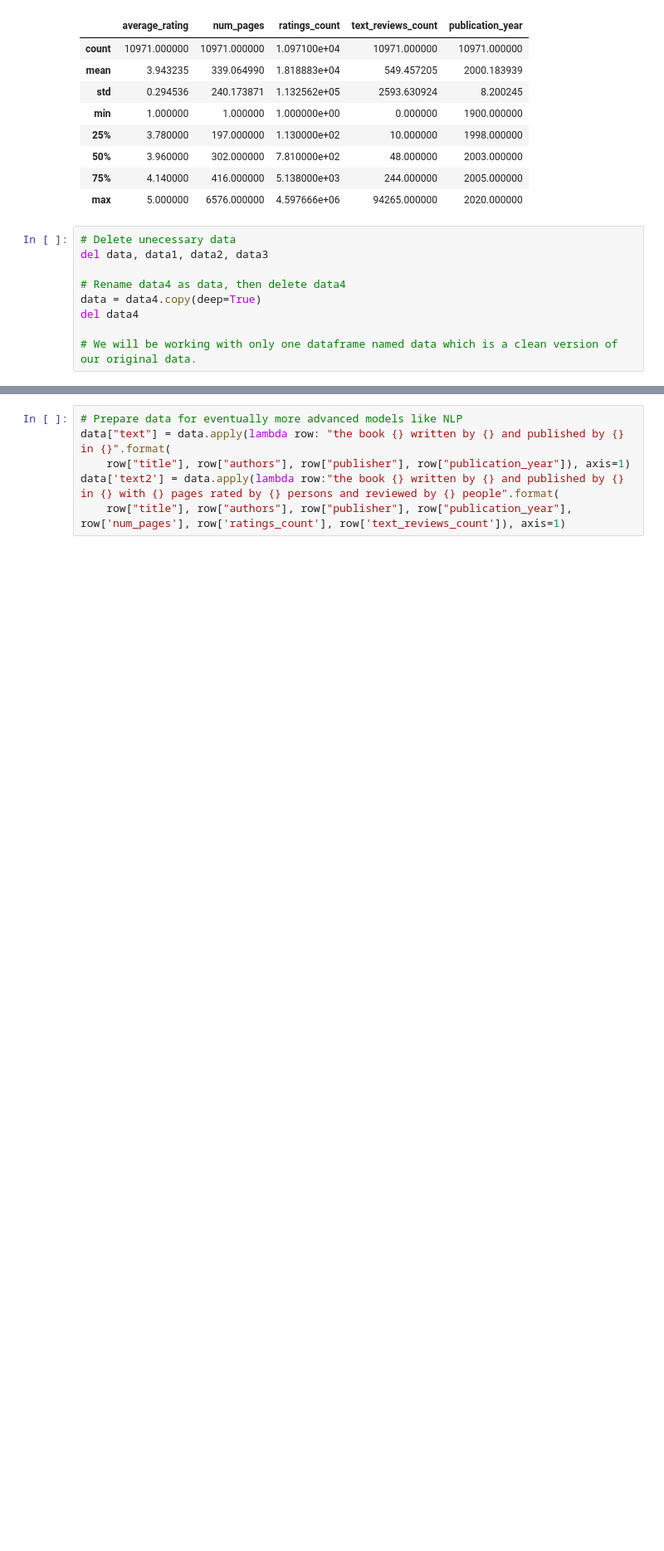
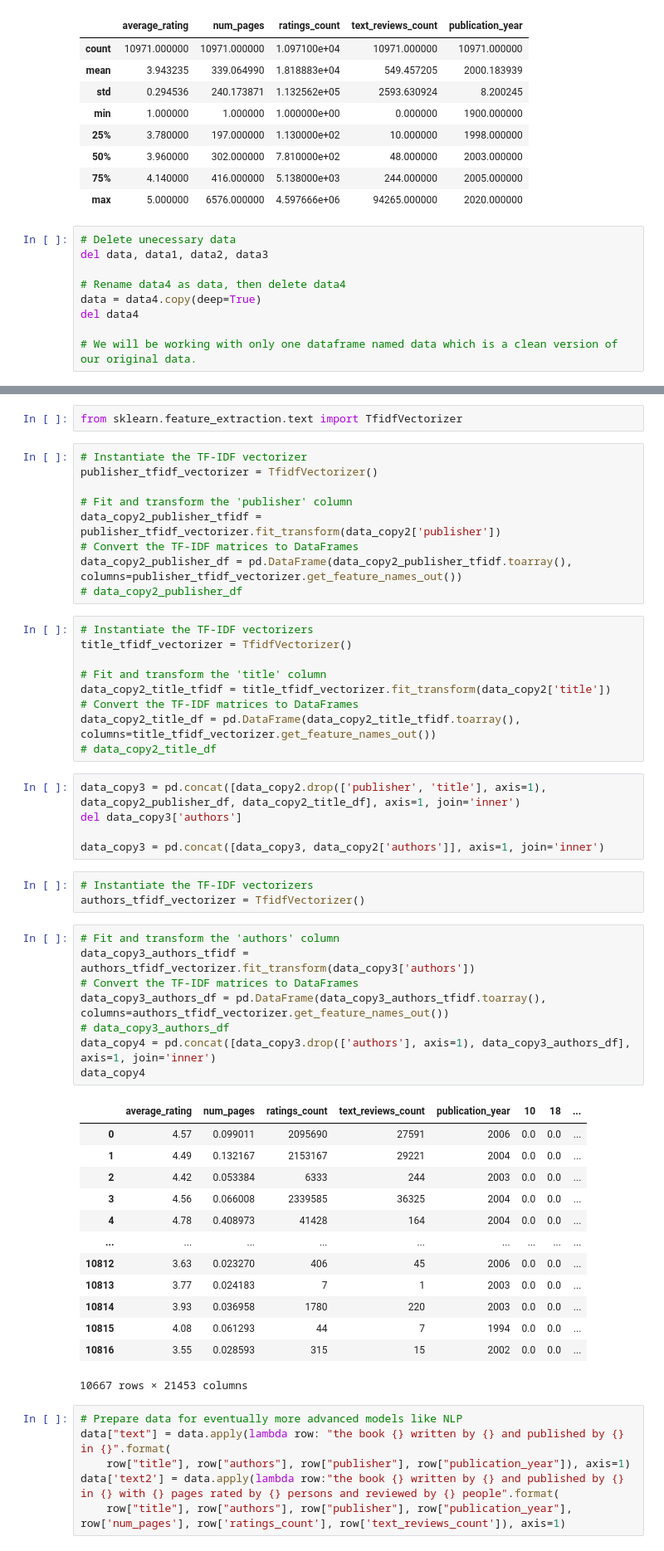
Before and after one commit to databrad/RateMe, a Jupyter notebook: book.ipynb, the cells around one changed output, grey strips where cells are left out. Shown: that part at 83% size. Drawn from its saved outputs; the diff is of its cells as text; blank space fills up the shorter version.

```diff
--- a/book.ipynb
+++ b/book.ipynb
@@ -322,3 +355,53 @@ data.head()
+# %%
+from sklearn.feature_extraction.text import TfidfVectorizer
+# %%
+# Instantiate the TF-IDF vectorizer
+publisher_tfidf_vectorizer = TfidfVectorizer()
+
+# Fit and transform the 'publisher' column
+data_copy2_publisher_tfidf = publisher_tfidf_vectorizer.fit_transform(data_copy2['publisher'])
+# Convert the TF-IDF matrices to DataFrames
+data_copy2_publisher_df = pd.DataFrame(data_copy2_publisher_tfidf.toarray(), columns=publisher_tfidf_vectorizer.get_feature_names_out())
+# data_copy2_publisher_df
+# %%
+# Instantiate the TF-IDF vectorizers
+title_tfidf_vectorizer = TfidfVectorizer()
+
+# Fit and transform the 'title' column
+data_copy2_title_tfidf = title_tfidf_vectorizer.fit_transform(data_copy2['title'])
+# Convert the TF-IDF matrices to DataFrames
+data_copy2_title_df = pd.DataFrame(data_copy2_title_tfidf.toarray(), columns=title_tfidf_vectorizer.get_feature_names_out())
+# data_copy2_title_df
+# %%
+data_copy3 = pd.concat([data_copy2.drop(['publisher', 'title'], axis=1), data_copy2_publisher_df, data_copy2_title_df], axis=1, join='inner')
+del data_copy3['authors']
+
+data_copy3 = pd.concat([data_copy3, data_copy2['authors']], axis=1, join='inner')
+# %%
+# Instantiate the TF-IDF vectorizers
+authors_tfidf_vectorizer = TfidfVectorizer()
+# %%
+# Fit and transform the 'authors' column
+data_copy3_authors_tfidf = authors_tfidf_vectorizer.fit_transform(data_copy3['authors'])
+# Convert the TF-IDF matrices to DataFrames
+data_copy3_authors_df = pd.DataFrame(data_copy3_authors_tfidf.toarray(), columns=authors_tfidf_vectorizer.get_feature_names_out())
+# data_copy3_authors_df
+data_copy4 = pd.concat([data_copy3.drop(['authors'], axis=1), data_copy3_authors_df], axis=1, join='inner')
+data_copy4
+# %% [output]
+|  | average_rating | num_pages | ratings_count | text_reviews_count | publication_year | 10 | 18 | ... |
+| 0 | 4.57 | 0.099011 | 2095690 | 27591 | 2006 | 0.0 | 0.0 | ... |
+| 1 | 4.49 | 0.132167 | 2153167 | 29221 | 2004 | 0.0 | 0.0 | ... |
+| 2 | 4.42 | 0.053384 | 6333 | 244 | 2003 | 0.0 | 0.0 | ... |
+| 3 | 4.56 | 0.066008 | 2339585 | 36325 | 2004 | 0.0 | 0.0 | ... |
+| 4 | 4.78 | 0.408973 | 41428 | 164 | 2004 | 0.0 | 0.0 | ... |
+| ... | ... | ... | ... | ... | ... | ... | ... | ... |
+| 10812 | 3.63 | 0.023270 | 406 | 45 | 2006 | 0.0 | 0.0 | ... |
+| 10813 | 3.77 | 0.024183 | 7 | 1 | 2003 | 0.0 | 0.0 | ... |
+| 10814 | 3.93 | 0.036958 | 1780 | 220 | 2003 | 0.0 | 0.0 | ... |
+| 10815 | 4.08 | 0.061293 | 44 | 7 | 1994 | 0.0 | 0.0 | ... |
+| 10816 | 3.55 | 0.028593 | 315 | 15 | 2002 | 0.0 | 0.0 | ... |
+10667 rows × 21453 columns
 # %%
 # Prepare data for eventually more advanced models like NLP
 data["text"] = data.apply(lambda row: "the book {} written by {} and published by {} in {}".format(
```
Also changed, not shown: parts of 22 cells of this notebook.
